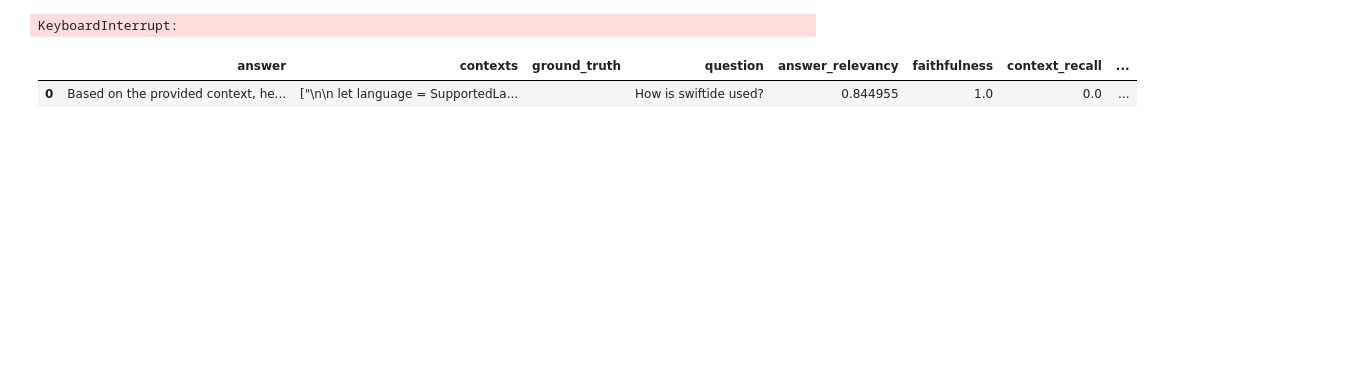
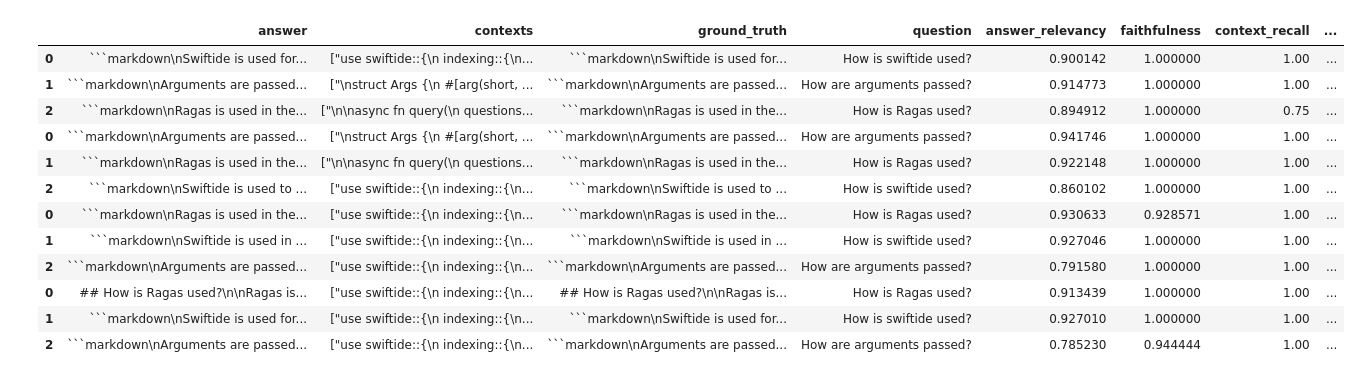
Before and after one commit to bosun-ai/swiftide-tutorial, a Jupyter notebook: ragas/notebook.ipynb, the cells around one changed output. Drawn from its saved outputs; the diff is of its cells as text; code cells hidden in the pictures; blank space fills up the shorter version.

````diff
--- a/ragas/notebook.ipynb
+++ b/ragas/notebook.ipynb
@@ -15,20 +51,35 @@ dataset
 # %%
 from ragas.metrics import (
     answer_relevancy,
     faithfulness,
     context_recall,
     context_precision,
 )
 
+import pandas as pd
+
 from ragas import evaluate
 
-result = evaluate(dataset['train'], metrics=[answer_relevancy,faithfulness,context_recall,context_precision])
-result
+# Run evaluate on each dataset, add a column with the dataset name, then concat into single dataframe
+all_results = []
+for key in files:
+    result = evaluate(dataset[key], metrics=[answer_relevancy,faithfulness,context_recall,context_precision]).to_pandas()
+    result['dataset'] = key
+    all_results.append(result)
+
+df = pd.concat(all_results)
+df
 # %% [output]
-KeyboardInterrupt:
+|  | answer | contexts | ground_truth | question | answer_relevancy | faithfulness | context_recall | ... |
+| 0 | ```markdown\nSwiftide is used for... | ["use swiftide::{\n indexing::{\n... | ```markdown\nSwiftide is used for... | How is swiftide used? | 0.900142 | 1.000000 | 1.00 | ... |
+| 1 | ```markdown\nArguments are passed... | ["\nstruct Args {\n #[arg(short, ... | ```markdown\nArguments are passed... | How are arguments passed? | 0.914773 | 1.000000 | 1.00 | ... |
+| 2 | ```markdown\nRagas is used in the... | ["\n\nasync fn query(\n questions... | ```markdown\nRagas is used in the... | How is Ragas used? | 0.894912 | 1.000000 | 0.75 | ... |
+| 0 | ```markdown\nArguments are passed... | ["\nstruct Args {\n #[arg(short, ... | ```markdown\nArguments are passed... | How are arguments passed? | 0.941746 | 1.000000 | 1.00 | ... |
+| 1 | ```markdown\nRagas is used in the... | ["\n\nasync fn query(\n questions... | ```markdown\nRagas is used in the... | How is Ragas used? | 0.922148 | 1.000000 | 1.00 | ... |
+| 2 | ```markdown\nSwiftide is used to ... | ["use swiftide::{\n indexing::{\n... | ```markdown\nSwiftide is used to ... | How is swiftide used? | 0.860102 | 1.000000 | 1.00 | ... |
+| 0 | ```markdown\nRagas is used in the... | ["use swiftide::{\n indexing::{\n... | ```markdown\nRagas is used in the... | How is Ragas used? | 0.930633 | 0.928571 | 1.00 | ... |
+| 1 | ```markdown\nSwiftide is used in ... | ["use swiftide::{\n indexing::{\n... | ```markdown\nSwiftide is used in ... | How is swiftide used? | 0.927046 | 1.000000 | 1.00 | ... |
+| 2 | ```markdown\nArguments are passed... | ["use swiftide::{\n indexing::{\n... | ```markdown\nArguments are passed... | How are arguments passed? | 0.791580 | 1.000000 | 1.00 | ... |
+| 0 | ## How is Ragas used?\n\nRagas is... | ["use swiftide::{\n indexing::{\n... | ## How is Ragas used?\n\nRagas is... | How is Ragas used? | 0.913439 | 1.000000 | 1.00 | ... |
+| 1 | ```markdown\nSwiftide is used for... | ["use swiftide::{\n indexing::{\n... | ```markdown\nSwiftide is used for... | How is swiftide used? | 0.927010 | 1.000000 | 1.00 | ... |
+| 2 | ```markdown\nArguments are passed... | ["use swiftide::{\n indexing::{\n... | ```markdown\nArguments are passed... | How are arguments passed? | 0.785230 | 0.944444 | 1.00 | ... |
-# %%
-df = result.to_pandas()
-df.head()
-# %% [output]
-|  | answer | contexts | ground_truth | question | answer_relevancy | faithfulness | context_recall | ... |
-| 0 | Based on the provided context, he... | ["\n\n let language = SupportedLa... |  | How is swiftide used? | 0.844955 | 1.0 | 0.0 | ... |
````
Also changed, not shown: parts of 7 cells of this notebook, 3 other files.
